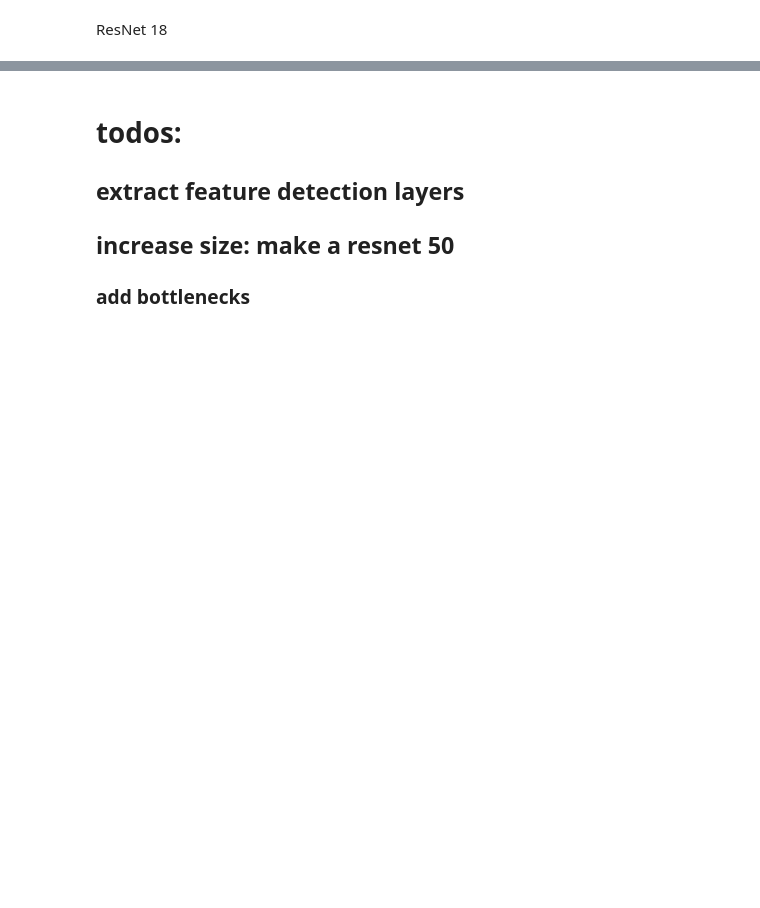
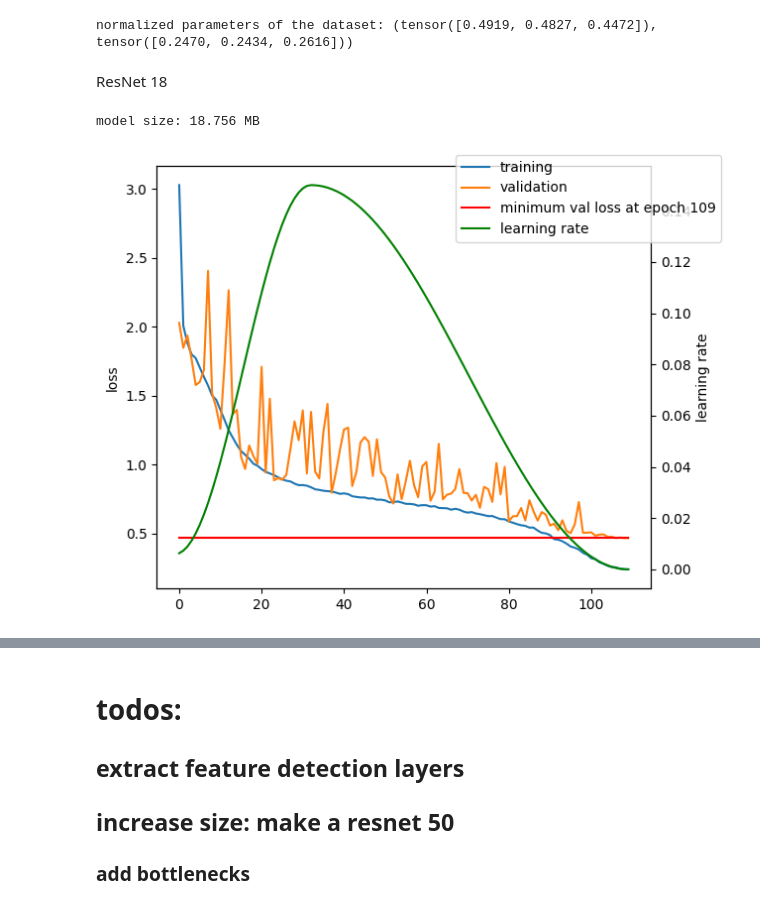
Before and after one commit to krispypancakes/vision-stuff, a Jupyter notebook: notebooks/cifar_convnet.ipynb, the cells around one changed output, grey strips where cells are left out. Cells and saved outputs as stored; diff of their text form; code cells hidden in the pictures; blank space fills up the shorter version.

Commit message:
accuracy: 86

```diff
--- a/notebooks/cifar_convnet.ipynb
+++ b/notebooks/cifar_convnet.ipynb
@@ -33,9 +36,12 @@ WEIGHT_DECAY = 0.00125
 # torchvision.datasets.CIFAR10(train=True, download=True, root='../data/', transform=transforms.ToTensor())
 # torchvision.datasets.CIFAR10(train=False, download=True, root='../data/', transform=transforms.ToTensor())
 
-tf = transforms.Compose([transforms.RandomResizedCrop((32,32)),
-                         transforms.RandomHorizontalFlip(p=0.58)])
-                        #  transforms.Normalize((0.5, 0.5, 0.5), (0.5, 0.5, 0.5))])
+tf = transforms.Compose([transforms.RandomCrop(32, padding=4),
+                         transforms.RandomHorizontalFlip(p=0.58),
+                         transforms.RandomErasing()])
+                        #  transforms.RandomRotation(10)])
+                        #  transforms.ColorJitter(brightness=.2, contrast=.2, saturation=.2),
+                        #  transforms.RandomAffine(degrees=90)])
 
 device = 'cuda' if torch.cuda.is_available() else 'cpu'
 # create loader to get the params
@@ -46,13 +52,15 @@ device = 'cuda' if torch.cuda.is_available() else 'cpu'
 params = torch.tensor([0.4919, 0.4827, 0.4472]), torch.tensor([0.2470, 0.2434, 0.2616])
 print(f"normalized parameters of the dataset: {params}")
 
-train_ds = CiFaData(stage="train", transform=tf, dataset_params=params)
-val_ds = CiFaData(stage="val", dataset_params=params)
-test_ds = CiFaData(stage="test", dataset_params=params)
+train_ds = CiFaData(stage="train", path='../data/', transform=tf, dataset_params=params)
+val_ds = CiFaData(stage="val", path='../data/', dataset_params=params)
+test_ds = CiFaData(stage="test", path='../data/', dataset_params=params)
 
 # pinning memory, takes cpu data and pins it to the gpu.
 train_loader = DataLoader(train_ds, batch_size=BATCH_SIZE, shuffle=True, num_workers=14, pin_memory=True)
 val_loader = DataLoader(val_ds, batch_size=BATCH_SIZE, shuffle=False, num_workers=14, pin_memory=True)
 test_loader = DataLoader(test_ds, batch_size=BATCH_SIZE, shuffle=False, num_workers=14, pin_memory=True)
+# %% [output]
+normalized parameters of the dataset: (tensor([0.4919, 0.4827, 0.4472]), tensor([0.2470, 0.2434, 0.2616]))
 # %% [markdown]
 ResNet 18
@@ -143,52 +67,62 @@ class ResNet18New(nn.Module):
 # %%
-model = ResNet18New()
+model = ResNet18()
 model.init_weights()
 model.to(device)
 
-# optimizer = optim.AdamW(params=[p for p in model.parameters() if p.requires_grad==True], lr=lr)
+# optimizer = optim.AdamW(params=[p for p in model.parameters() if p.requires_grad==True], lr=LR)
 optimizer = optim.SGD(params=model.parameters(), lr=LR, weight_decay=WEIGHT_DECAY, momentum=MOMENTUM)
-scheduler = lr_scheduler.StepLR(optimizer=optimizer, step_size=5, gamma=0.1)
+# the initial lr is calculated instead of taken from optim: max_lr / div_factor
+scheduler = lr_scheduler.OneCycleLR(optimizer=optimizer, steps_per_epoch=int(train_loader.__len__()),
+                                    epochs=EPOCHS, max_lr=0.15, anneal_strategy='cos')#, three_phase=True, final_div_factor=1000)
+
 criterion = nn.CrossEntropyLoss()
-
 model_size = get_model_size(model)
 
 # training loop
 losses = []
-raw_losses = []
 val_losses = []
+all_the_lrs = []
+lrs = []
 
-for i in (t:=trange(EPOCHS)):
+for epoch in (t:=trange(EPOCHS)):
   model.train()
-  epoch_loss = []
+  running_loss = []
   for step, (x, y) in enumerate(train_loader):
     x = x.to(device)
     y = y.to(device)
     predictions = model(x)
     loss = criterion(predictions, y)
     optimizer.zero_grad(set_to_none=True)
     loss.backward()
     optimizer.step()
-    raw_losses.append(loss.item())
-    epoch_loss.append(loss.item())
+    all_the_lrs.append(optimizer.param_groups[0]['lr'])
+    scheduler.step() # with the onecycle scheduler, we step after every batch
+    running_loss.append(loss.item())
 
   # only one per iteration
-  losses.append(np.mean(epoch_loss))
+  losses.append(np.mean(running_loss))
   val_loss, val_acc = estimate_loss(model, val_loader, criterion, device)
   val_losses.append(val_loss)
-  # scheduler.step()
-  t.set_description(f"epoch {i+1} | training loss: {losses[-1]:.4f} | validation loss: {val_losses[-1]:.4f} | current lr: {optimizer.param_groups[0]['lr']:.6f}")
+  # scheduler.step(metrics=val_loss)
+  # if epoch in schedule.keys():
+  #   optimizer.param_groups[0]['lr'] = schedule[epoch]
+  lrs.append(optimizer.param_groups[0]['lr'])
+  t.set_description(f"epoch {epoch+1} | training loss: {losses[-1]:.4f} | validation loss: {val_losses[-1]:.6f} | current lr: {lrs[-1]:.6f} | validation accuracy: {val_acc:.2f}")
 
-# test_loss = estimate_loss(model, test_loader, criterion, device)
-# print(f'test loss : {test_loss}')
-
-
-plt.figure()
-plt.title(f'batchnorm  lr={LR}')
-plt.plot(range(EPOCHS), losses, label='training')
-plt.plot(range(EPOCHS), val_losses, label='validation')
-plt.plot(range(EPOCHS), [np.min(val_losses)]*EPOCHS, color='r', label=f'minimum val loss at epoch {np.argmin(val_losses)+1}')
-plt.legend()
+fig, ax1 = plt.subplots()
+ax1.plot(range(EPOCHS), losses, label='training')
+ax1.plot(range(EPOCHS), val_losses, label='validation')
+ax1.plot(range(EPOCHS), [np.min(val_losses)]*EPOCHS, color='r', label=f'minimum val loss at epoch {np.argmin(val_losses)+1}')
+ax1.set_ylabel('loss')
+ax2 = ax1.twinx()
+ax2.set_ylabel('learning rate')
+ax2.plot(range(len(lrs)), lrs, color='green', label='learning rate')
+fig.tight_layout()
+fig.legend()
 plt.show()
+# %% [output]
+model size: 18.756 MB
+[figure, added]
 # %%
 # inspect the graph
 from torch.utils.tensorboard import SummaryWriter
```
Also changed, not shown: parts of 5 cells of this notebook.
